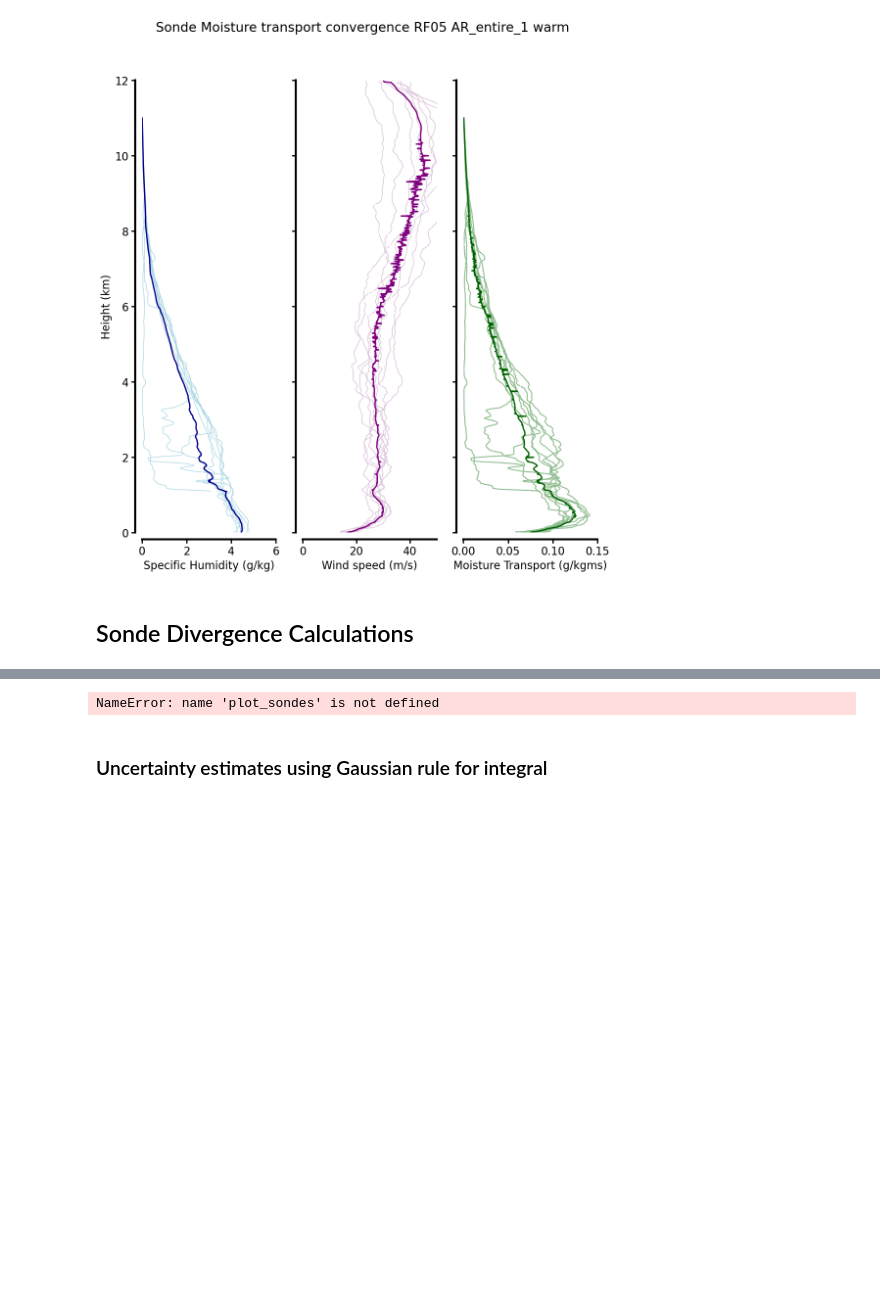
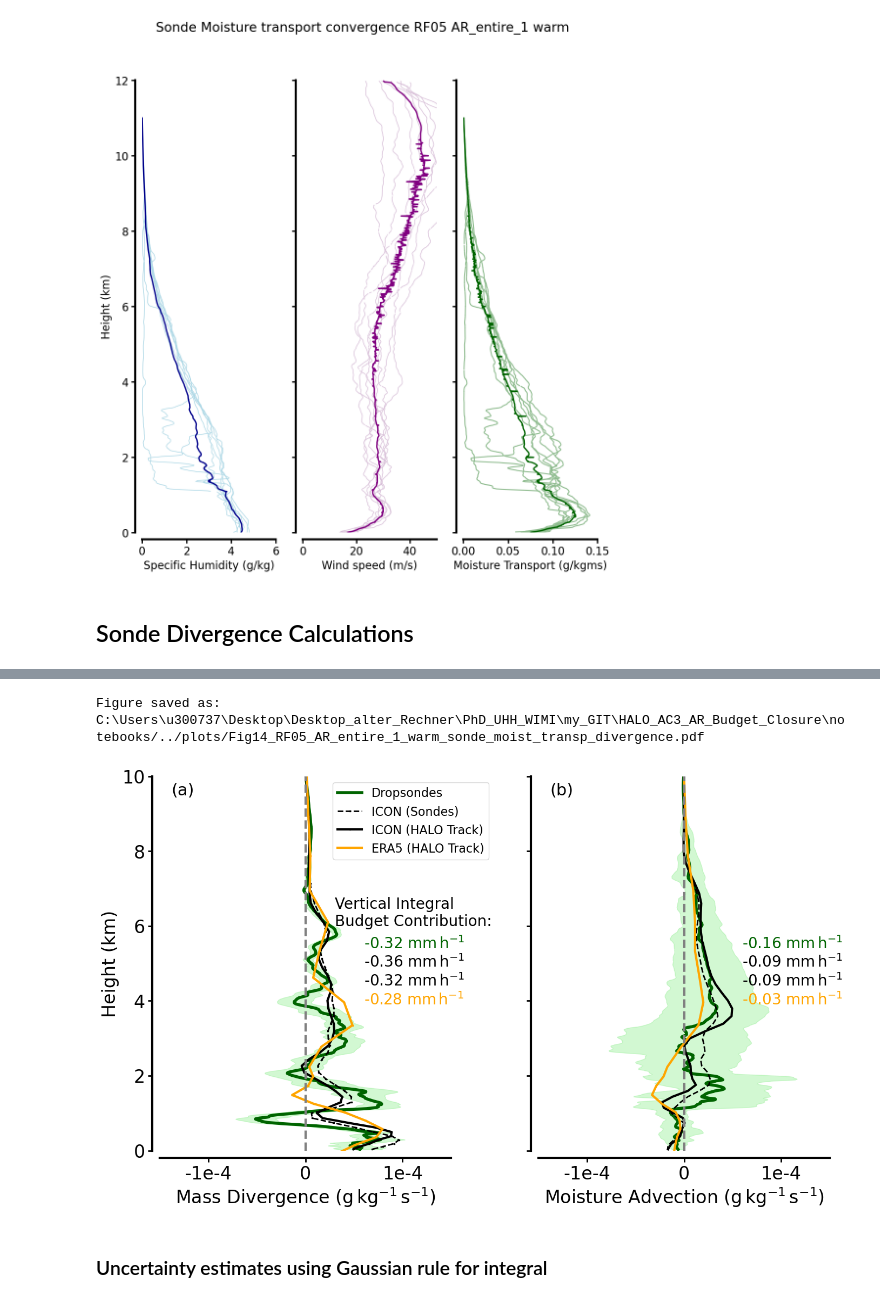
Before and after one commit to hdorff94/HALO_AC3_AR_Budget_Closure, a Jupyter notebook: notebooks/sonde_moisture_transport_divergence.ipynb, the cells around one changed output, grey strips where cells are left out. Saved outputs shown, nothing was run; the diff lists cells and outputs as text; code cells hidden in the pictures; blank space fills up the shorter version.

```diff
--- a/notebooks/sonde_moisture_transport_divergence.ipynb
+++ b/notebooks/sonde_moisture_transport_divergence.ipynb
@@ -709,12 +721,16 @@ config_file=data_config.load_config_file(major_work_path,"data_config_file")
 cmpgn_cls=flightcampaign.HALO_AC3(is_flight_campaign=True,
                              major_path=config_file["Data_Paths"]["campaign_path"],
                              aircraft="HALO",interested_flights=flight,instruments=["radar","radiometer","sonde"])
-
 Moisture_CONV=Budgets.Moisture_Convergence(cmpgn_cls,flight,config_file,ar_of_day=ar_of_day,
                  grid_name="Real_Sondes",sector_types=[sector_to_plot],
                 do_instantan=False,calc_from_scalar_values=scalar_based_div)
+print("HALO moisture convergence class allocated")
+ERA5_Moisture_CONV=Budgets.Moisture_Convergence(cmpgn_cls,flight,config_file,ar_of_day=ar_of_day,grid_name="ERA5",
+                                      sector_types=[sector_to_plot],do_instantan=False,calc_from_scalar_values=scalar_based_div)
+print("ERA5 moisture convergence class allocated")
 ICON_Moisture_CONV=Budgets.Moisture_Convergence(cmpgn_cls,flight,config_file,ar_of_day=ar_of_day,
                  grid_name="ICON_Sondes",sector_types=[sector_to_plot],do_instantan=False)
+print("ICON moisture convergence class allocated")
 # %% [output]
 C:\Users\u300737\Desktop\Desktop_alter_Rechner\PhD_UHH_WIMI\my_GIT\HALO_AC3_AR_Budget_Closure\notebooks/../..//../Work/GIT_Repository//data_config_file.ini
 Config-file C:\Users\u300737\Desktop\Desktop_alter_Rechner\PhD_UHH_WIMI\my_GIT\HALO_AC3_AR_Budget_Closure\notebooks/../..//../Work/GIT_Repository//data_config_file.ini.ini  already exists
@@ -778,0 +800,5 @@ if flight[0]=="RF05" and sector_to_plot=="cold":
+# %%
+# LOAD collocated ERA-5 HMC
+#import gridonhalo
+era5_hmc=ERA5_on_HALO.load_hwc()
+HMC=era5_hmc.copy()
@@ -1441,11 +1686,12 @@ Figure saved as: C:\Users\u300737\Desktop\Desktop_alter_Rechner\PhD_UHH_WIMI\my_
 # %%
 plot_haloac3_atmospheric_moist_trans_divergence(Moisture_CONV,ICON_Moisture_CONV,
-                                                highres_ICON_Moisture_CONV,np.nan,sector_to_plot,
-                                                z_height,z_height_hr,np.nan,plot_sondes=plot_sondes,
-                                                do_plot_icon=True,
+                                                highres_ICON_Moisture_CONV,np.nan,ERA5_Moisture_CONV,sector_to_plot,
+                                                z_height,z_height_hr,np.nan,z_height_era5,plot_sondes=plot_sondes,
+                                                do_plot_icon=True,do_plot_era5=True,
                                                scalar_based_div=scalar_based_div)
 # %% [output]
-NameError: name 'plot_sondes' is not defined
+Figure saved as: C:\Users\u300737\Desktop\Desktop_alter_Rechner\PhD_UHH_WIMI\my_GIT\HALO_AC3_AR_Budget_Closure\notebooks/../plots/Fig14_RF05_AR_entire_1_warm_sonde_moist_transp_divergence.pdf
+[figure, added]
 # %% [markdown]
 ### Uncertainty estimates using Gaussian rule for integral
 # %%
```
Also changed, not shown: parts of 11 cells of this notebook, 16 other files.
